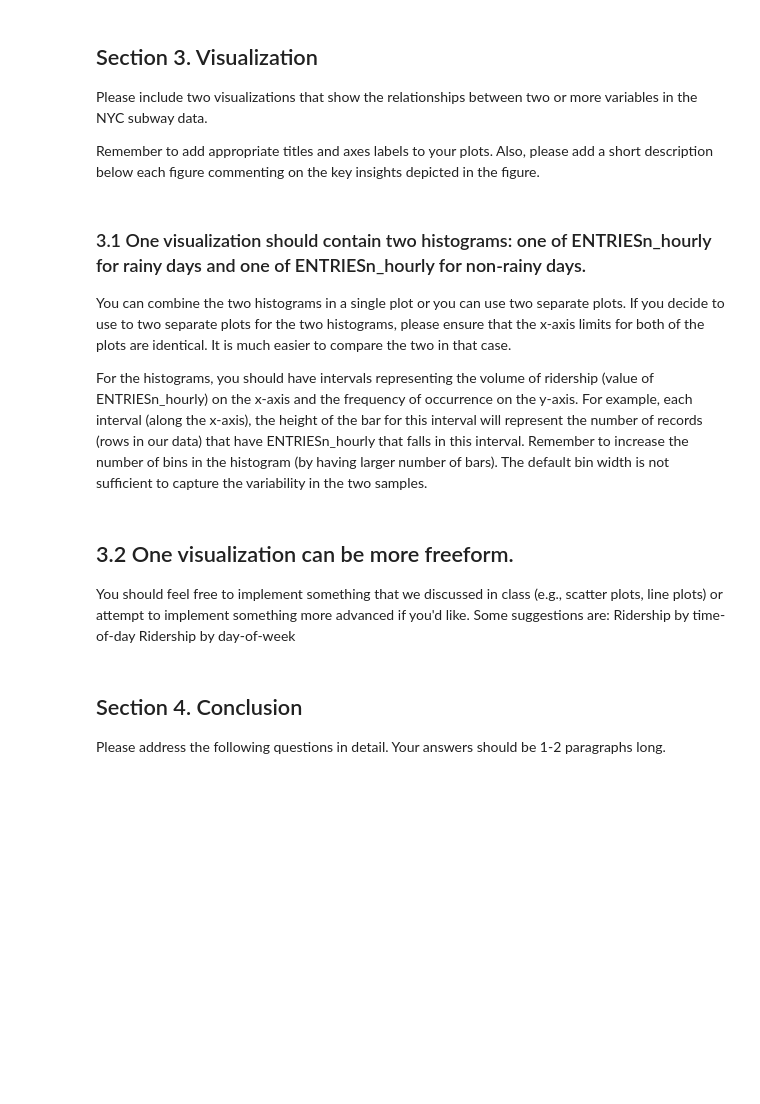
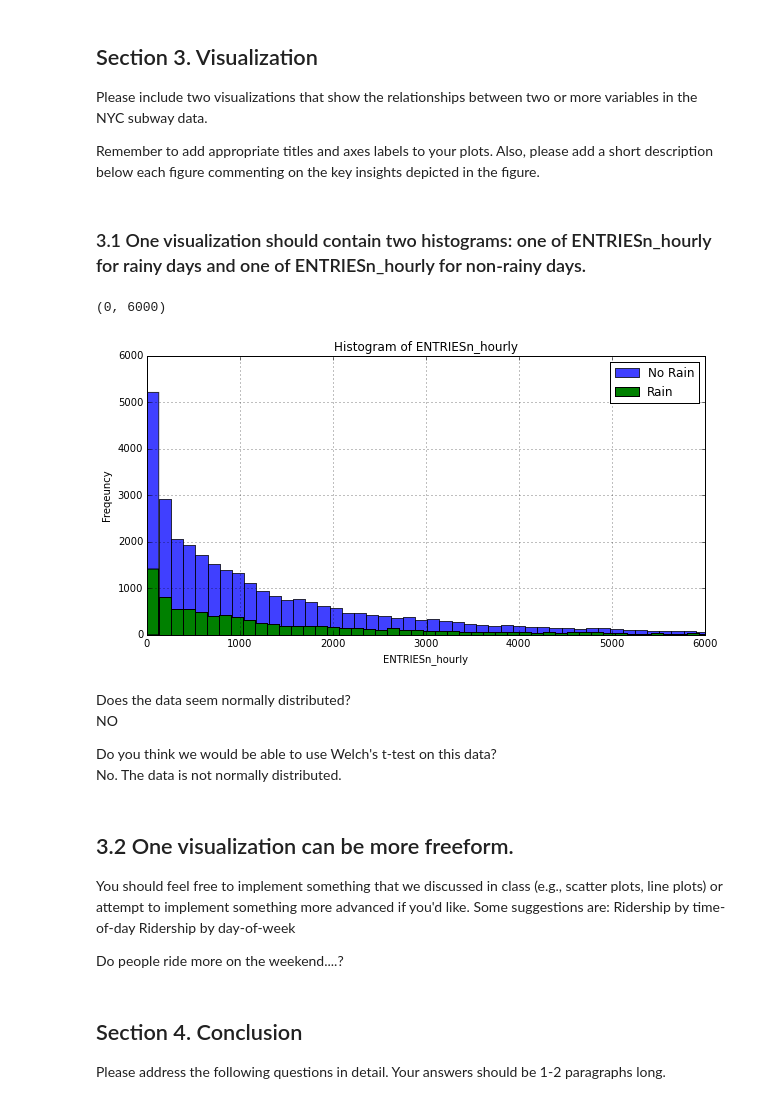
Before and after one commit to craignicholson/P2-1, a Jupyter notebook: Data_Analyst_ND_Project2.ipynb, the cells around one changed output. Saved outputs shown, nothing was run; the diff lists cells and outputs as text; code cells hidden in the pictures; blank space fills up the shorter version.

```diff
--- a/Data_Analyst_ND_Project2.ipynb
+++ b/Data_Analyst_ND_Project2.ipynb
@@ -433,20 +546,38 @@ THIS NEEDS SOME WORK
 Please include two visualizations that show the relationships between two or more variables in the NYC subway data.
 
 Remember to add appropriate titles and axes labels to your plots. Also, please add a short description below each figure commenting on the key insights depicted in the figure.
-# %% [markdown]
-### 3.1 One visualization should contain two histograms: one of  ENTRIESn_hourly for rainy days and one of ENTRIESn_hourly for non-rainy days.
-You can combine the two histograms in a single plot or you can use two separate plots.
-If you decide to use to two separate plots for the two histograms, please ensure that the x-axis limits for both of the plots are identical. It is much easier to compare the two in that case.
-
-
-For the histograms, you should have intervals representing the volume of ridership (value of ENTRIESn_hourly) on the x-axis and the frequency of occurrence on the y-axis. For example, each interval (along the x-axis), the height of the bar for this interval will represent the number of records (rows in our data) that have ENTRIESn_hourly that falls in this interval.
-Remember to increase the number of bins in the histogram (by having larger number of bars). The default bin width is not sufficient to capture the variability in the two samples.
+# %% [markdown]
+### 3.1 One visualization should contain two histograms: one of  ENTRIESn_hourly for rainy days and one of ENTRIESn_hourly for non-rainy days.
+# %%
+plt.figure()
+#bins
+binSize = 250
+# your code here to plot a historgram for hourly entries when it is not raining
+norain['ENTRIESn_hourly'].hist(color='blue', label='No Rain', bins=binSize,alpha=0.75)
+# your code here to plot a historgram for hourly entries when it is raining
+rain['ENTRIESn_hourly'].hist(color='green',label='Rain',bins=binSize)
+plt.legend()
+plt.title(r'Histogram of ENTRIESn_hourly')
+plt.xlabel('ENTRIESn_hourly')
+plt.ylabel('Freqeuncy')
+plt.xlim(0,6000)
+# %% [output]
+(0, 6000)
+[figure, added]
+# %% [markdown]
+Does the data seem normally distributed?
+NO
+
+Do you think we would be able to use Welch's t-test on this data?
+No.  The data is not normally distributed.
 # %% [markdown]
 ## 3.2 One visualization can be more freeform.
 
 You should feel free to implement something that we discussed in class (e.g., scatter plots, line plots) or attempt to implement something more advanced if you'd like. Some suggestions are:
 Ridership by time-of-day
 Ridership by day-of-week
+
+Do people ride more on the weekend....?
 # %% [markdown]
 ## Section 4. Conclusion
 
```
Also changed, not shown: parts of 18 cells of this notebook.
